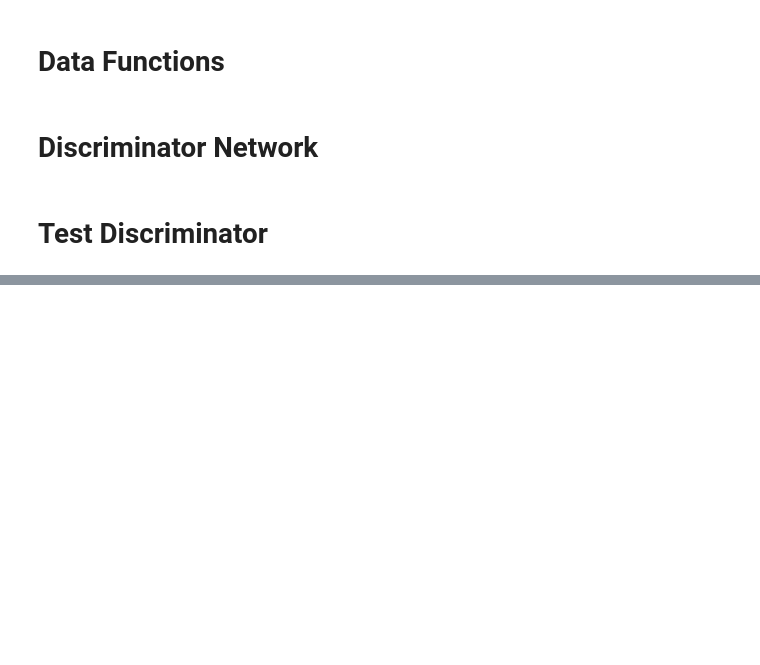
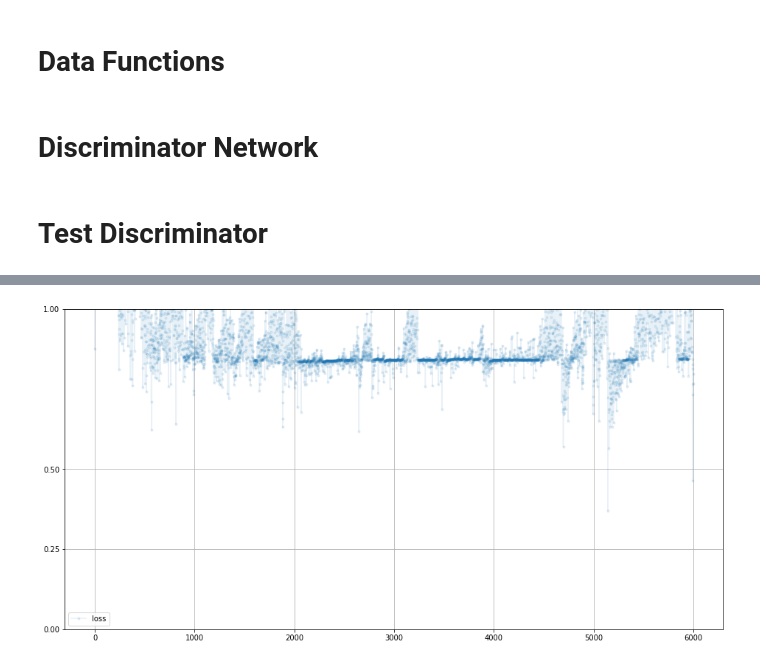
Before and after one commit to mucollabo/firstGAN, a Jupyter notebook: 07_training_handwriting.ipynb, the cells around one changed output, grey strips where cells are left out. Cells and saved outputs as stored; diff of their text form; code cells hidden in the pictures; blank space fills up the shorter version.

```diff
--- a/07_training_handwriting.ipynb
+++ b/07_training_handwriting.ipynb
@@ -188,0 +307,6 @@ for i in range(4):
+# %%
+# plot generator error
+
+G.plot_progress()
+# %% [output]
+[figure, added]
```
Also changed, not shown: parts of 11 cells of this notebook.
